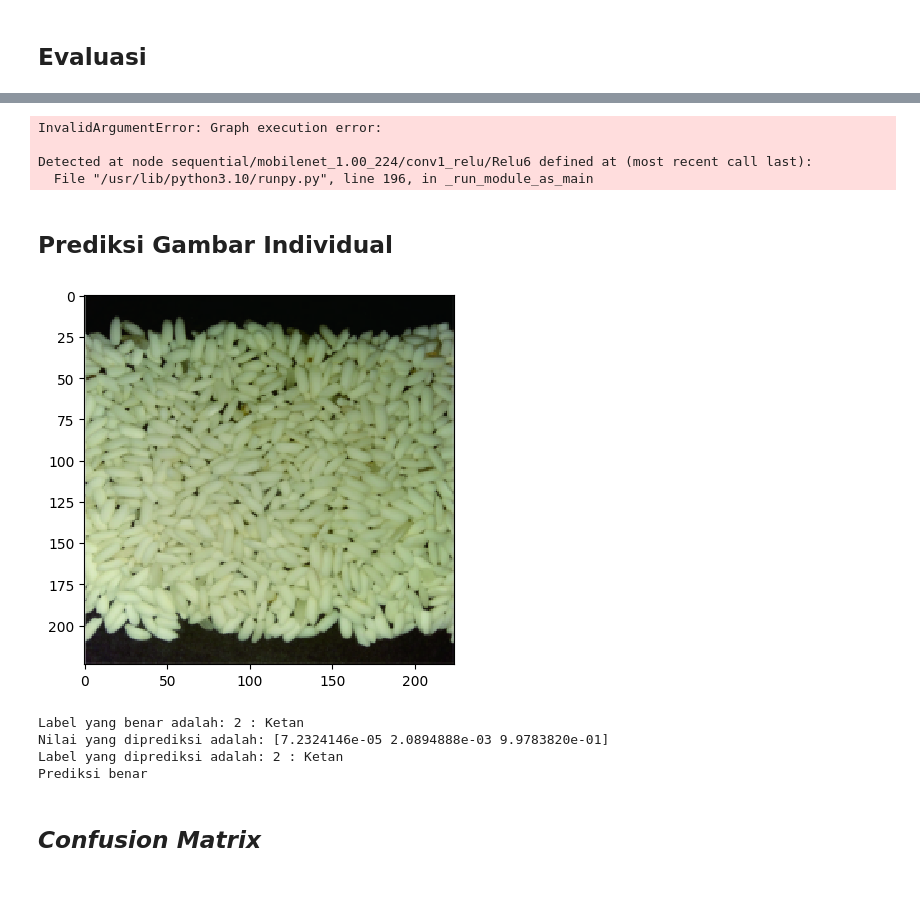
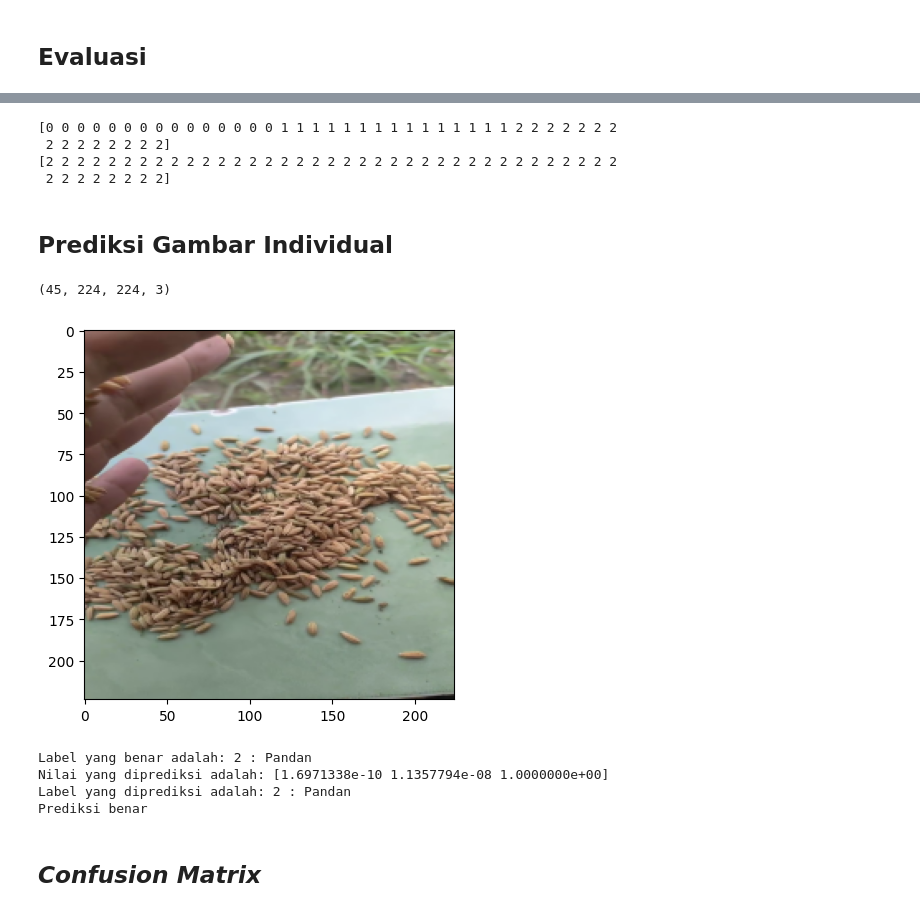
Before and after one commit to irwanmaulana42/google-collab, a Jupyter notebook: Klasifikasi Varietas Beras Basmathi, IR64, Pandan MobileNet.ipynb, the cells around one changed output, grey strips where cells are left out. Cells and saved outputs as stored; diff of their text form; code cells hidden in the pictures.

```diff
--- a/Klasifikasi Varietas Beras Basmathi, IR64, Pandan MobileNet.ipynb
+++ b/Klasifikasi Varietas Beras Basmathi, IR64, Pandan MobileNet.ipynb
@@ -138,7 +140,7 @@ val_generator = datagen.flow_from_directory(
 #Memuat dataset pengujian
 X_test = []
 y_test = []
-labels = ['Basmathi', 'IR64', 'Ketan']
+labels = ['Basmathi', 'IR64', 'Pandan']
 
 for i,label in enumerate(labels):
     folder = os.path.join("/content/Rice_Image_Dataset/rice_datasets/test",label)
@@ -273,12 +294,3 @@ Non-trainable params: 3228864 (12.32 MB)
 _________________________________________________________________
 # %% [markdown]
 ## Pelatihan
-# %%
-#from keras.callbacks import EarlyStopping, ModelCheckpoint
-
-#Menyimpan file model bobot yang terbaik selama pelatihan (dalam format keras ".h5")
-#ckpt = ModelCheckpoint("Klasifikasi Beras Tumpukan.h5", monitor='val_loss', verbose=1, save_best_only=True, save_weights_only=False, mode='auto', period=1)
-history = model.fit_generator(train_generator,
-                    epochs=100,
-                    validation_data=val_generator)
-#history = model.fit(x = X_train3, y = y_train3, batch_size=120, epochs= 100,validation_data=(X_valid3,y_valid3),callbacks = [ckpt])
@@ -342,2 +370,17 @@ Hasil tersebut merupakan hasil prediksi dari training dari 3 jenis data pelatiha
 # %% [markdown]
 ## Evaluasi
+# %%
+import numpy as np
+
+def convert_to_rgb(image):
+    if image.dtype == 'float64':
+        image = (image * 255).astype('uint8')  # Normalisasi jika diperlukan
+    if image.shape[-1] == 4:
+        image = image[:, :, :3]  # Ambil hanya saluran RGB
+    return image
+
+# Mengonversi array numpy menjadi gambar RGB
+X_test3_rgb = np.array([convert_to_rgb(img) for img in X_test3])
+
+# Memeriksa bentuk data setelah konversi
+print(X_test3_rgb.shape)  # Harus menjadi (jumlah_gambar, tinggi, lebar, 3)
@@ -359,40 +402,56 @@ Detected at node sequential/mobilenet_1.00_224/conv1_relu/Relu6 defined at (most
 y_true = np.argmax(y_test2,axis=1)
 
 #Label prediksi
-Y_pred = model.predict(X_test)
+Y_pred = model.predict(X_test3_rgb)
 y_pred = np.argmax(Y_pred, axis=1)
 
 print(y_true)
 print(y_pred)
 # %% [output]
-InvalidArgumentError: Graph execution error:
-
-Detected at node sequential/mobilenet_1.00_224/conv1_relu/Relu6 defined at (most recent call last):
-  File "/usr/lib/python3.10/runpy.py", line 196, in _run_module_as_main
+[0 0 0 0 0 0 0 0 0 0 0 0 0 0 0 1 1 1 1 1 1 1 1 1 1 1 1 1 1 1 2 2 2 2 2 2 2
+ 2 2 2 2 2 2 2 2]
+[2 2 2 2 2 2 2 2 2 2 2 2 2 2 2 2 2 2 2 2 2 2 2 2 2 2 2 2 2 2 2 2 2 2 2 2 2
+ 2 2 2 2 2 2 2 2]
 # %% [markdown]
 ## Prediksi Gambar Individual
+# %%
+import numpy as np
+
+# Fungsi konversi yang telah diperbarui
+def convert_to_rgb(image):
+    if image.dtype == 'float64':
+        image = (image * 255).astype('uint8')  # Normalisasi jika diperlukan
+    if image.shape[-1] == 4:
+        image = image[:, :, :3]  # Ambil hanya saluran RGB
+    return image
+
+# Mengonversi array numpy menjadi gambar RGB
+X_test_rgb = np.array([convert_to_rgb(img) for img in X_test])
+print(X_test_rgb.shape)  # Harus menjadi (jumlah_gambar, tinggi, lebar, 3)
+# %% [output]
+(45, 224, 224, 3)
 # %%
 n = 44 #Jangan melampaui (nilai dari gambar test - 1)
 
-plt.imshow(X_test[n])
+plt.imshow(X_test_rgb[n])
 plt.show()
 
 true_label = np.argmax(y_test2,axis=1)[n]
 print("Label yang benar adalah:",true_label,":",labels[true_label])
-prediction = model.predict(X_test[n][np.newaxis,...])[0]
+prediction = model.predict(X_test_rgb[n][np.newaxis,...])[0]
 print("Nilai yang diprediksi adalah:",prediction)
 predicted_label = np.argmax(prediction)
 print("Label yang diprediksi adalah:",predicted_label,":",labels[predicted_label])
 
 if true_label == predicted_label:
     print("Prediksi benar")
 else:
     print("Prediksi salah")
 # %% [output]
-[figure, old version]
+[figure, new version]
-Label yang benar adalah: 2 : Ketan
-Nilai yang diprediksi adalah: [7.2324146e-05 2.0894888e-03 9.9783820e-01]
-Label yang diprediksi adalah: 2 : Ketan
+Label yang benar adalah: 2 : Pandan
+Nilai yang diprediksi adalah: [1.6971338e-10 1.1357794e-08 1.0000000e+00]
+Label yang diprediksi adalah: 2 : Pandan
 Prediksi benar
 # %% [markdown]
 ## *Confusion Matrix*
```
Also changed, not shown: parts of 23 cells of this notebook.
